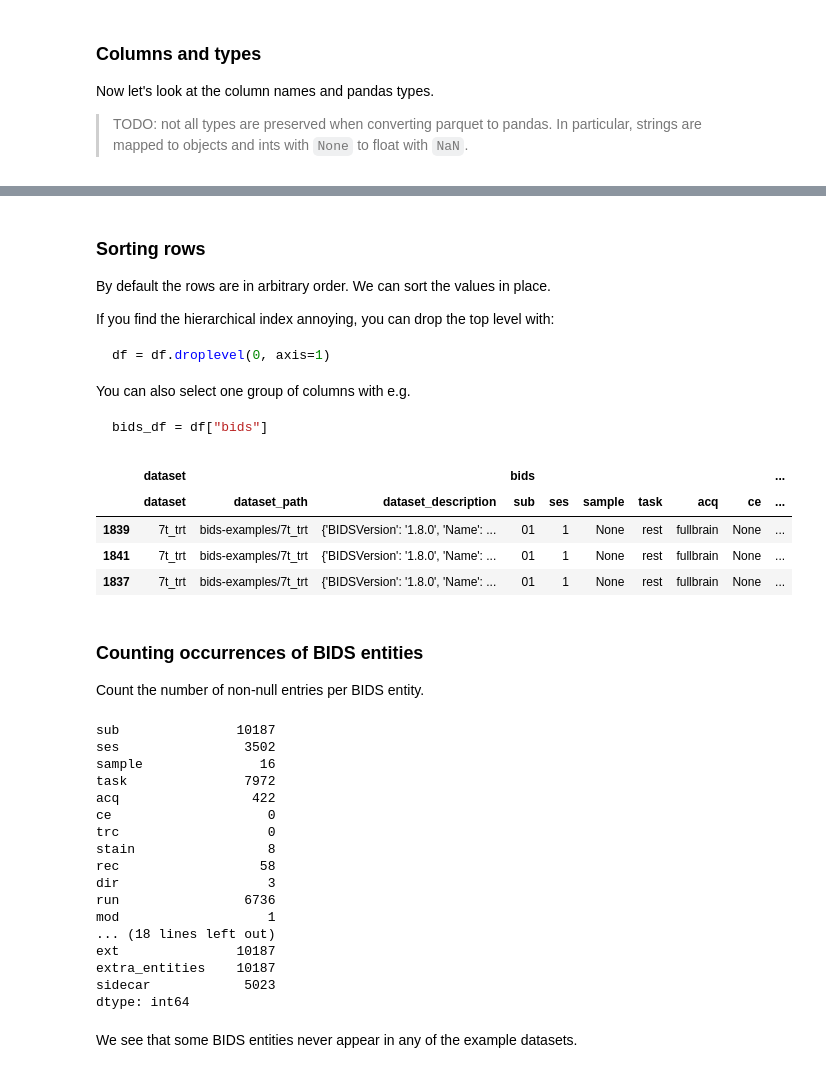
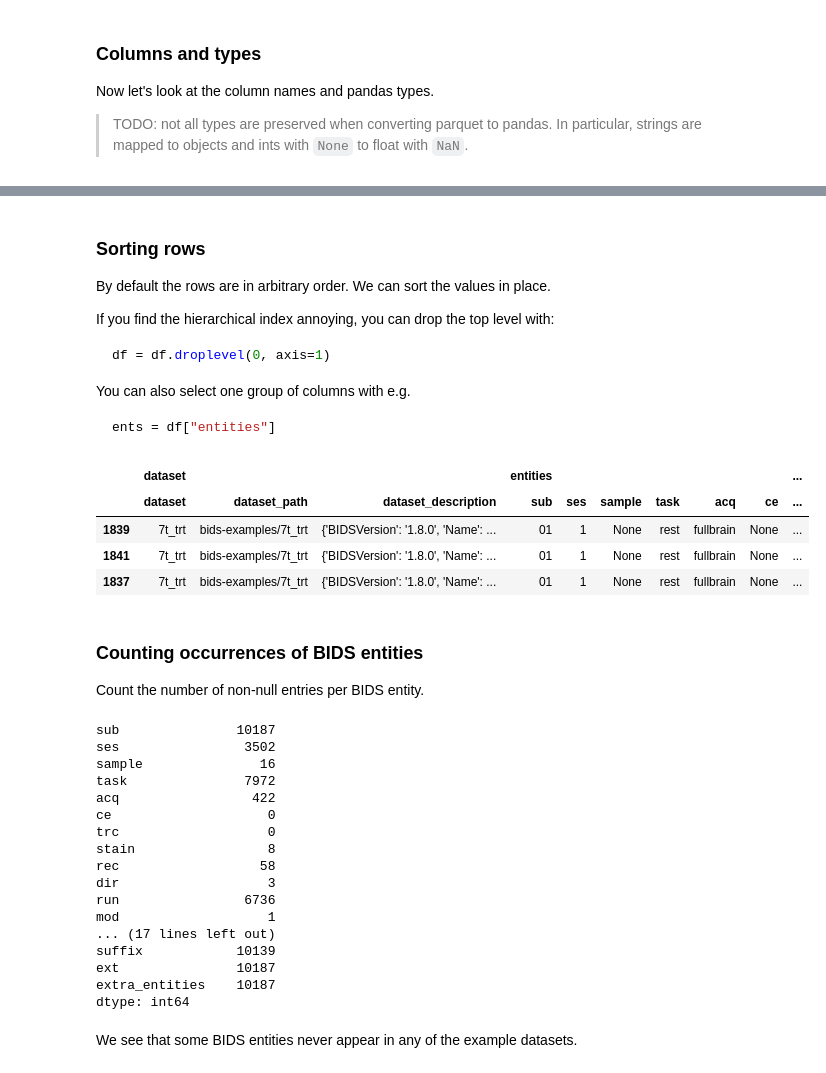
Before and after one commit to childmindresearch/bids2table, a Jupyter notebook: example/example.ipynb, the cells around one changed output, grey strips where cells are left out. Drawn from its saved outputs; the diff is of its cells as text; code cells hidden in the pictures.

````diff
--- a/example/example.ipynb
+++ b/example/example.ipynb
@@ -125,16 +101,16 @@ df = df.droplevel(0, axis=1)
 You can also select one group of columns with e.g.
 
 ```python
-bids_df = df["bids"]
+ents = df["entities"]
 ```
 # %%
-sort_cols = [("dataset", "dataset")] + [("bids", k) for k in ["sub", "ses", "task", "run"]]
+sort_cols = [("dataset", "dataset")] + [("entities", k) for k in ["sub", "ses", "task", "run"]]
 
 df.sort_values(sort_cols, inplace=True)
 
 df.head(3)
 # %% [output]
-|  | dataset |  |  | bids |  |  |  |  |  | ... |
+|  | dataset |  |  | entities |  |  |  |  |  | ... |
 |  | dataset | dataset_path | dataset_description | sub | ses | sample | task | acq | ce | ... |
 | 1839 | 7t_trt | bids-examples/7t_trt | {'BIDSVersion': '1.8.0', 'Name': ... | 01 | 1 | None | rest | fullbrain | None | ... |
 | 1841 | 7t_trt | bids-examples/7t_trt | {'BIDSVersion': '1.8.0', 'Name': ... | 01 | 1 | None | rest | fullbrain | None | ... |
@@ -144,7 +120,7 @@ df.head(3)
 
 Count the number of non-null entries per BIDS entity.
 # %%
-ent_counts = df["bids"].count(axis=0)
+ent_counts = df["entities"].count(axis=0)
 ent_counts
 # %% [output]
 sub               10187
@@ -159,10 +135,10 @@ rec                  58
 dir                   3
 run                6736
 mod                   1
-... (18 lines left out)
+... (17 lines left out)
+suffix            10139
 ext               10187
 extra_entities    10187
-sidecar            5023
 dtype: int64
 # %% [markdown]
 We see that some BIDS entities never appear in any of the example datasets.
````
Also changed, not shown: parts of 9 cells of this notebook, 1 other file.
